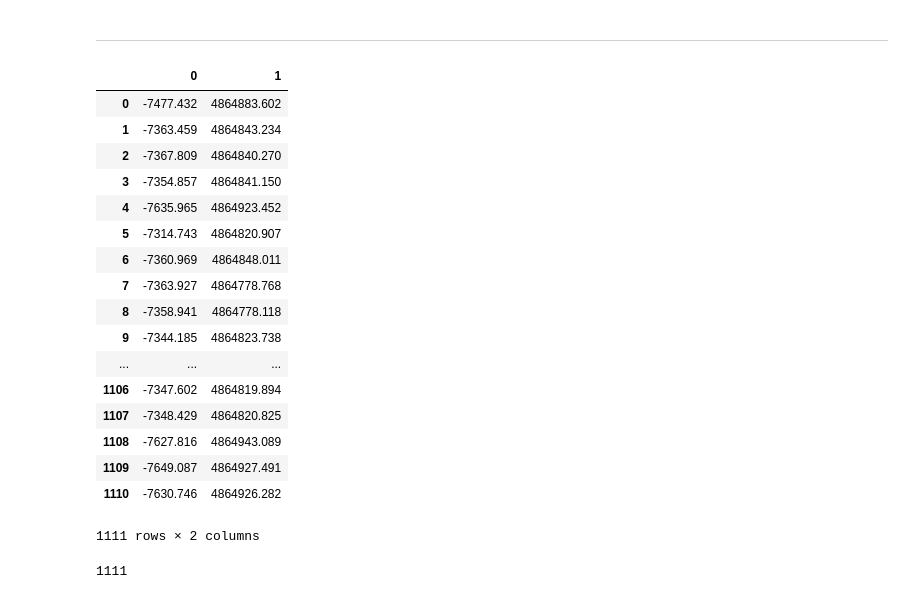
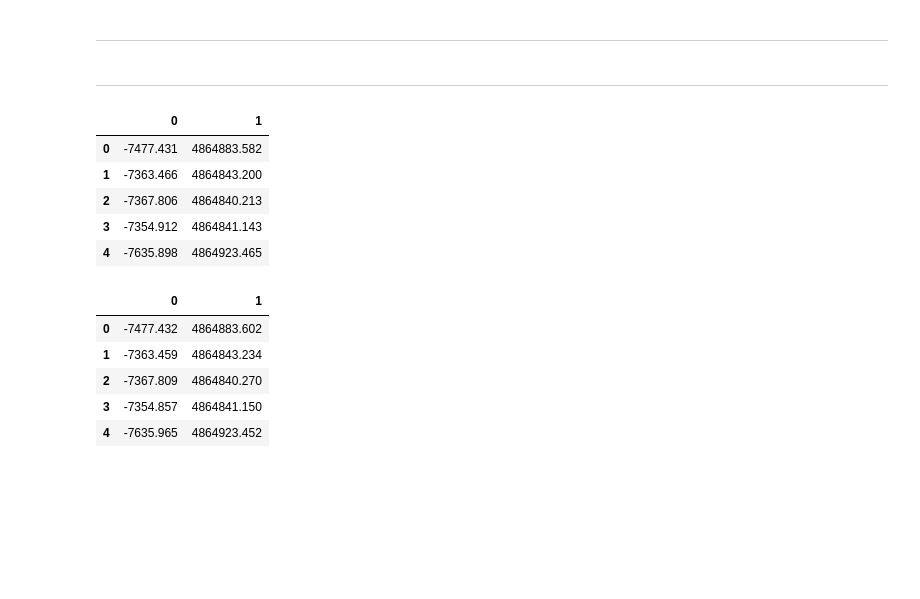
Before and after one commit to devyohan/fc_team_project2, a Jupyter notebook: wifi_jeehun.ipynb, the cells around one changed output. Saved outputs shown, nothing was run; the diff lists cells and outputs as text; code cells hidden in the pictures; blank space fills up the shorter version.

Commit message:
regression analysis - prediction

```diff
--- a/wifi_jeehun.ipynb
+++ b/wifi_jeehun.ipynb
@@ -120,3 +139,5 @@ validation_p = validation_p.reshape(1111 , 1)
 validation_p = train_p_c.transform(validation_p).toarray()
 validation_p = pd.DataFrame(validation_p, columns=["p_1", "p_2", "p_3", "p_4", "p_5", "p_6", "p_7", "p_8", "p_9", "p_10", "p_11", "p_12", "p_13", "p_14", "p_15", "p_16"])
 validation_p = validation_p[:].astype(int)
+# %% [markdown]
+---
@@ -123,44 +153,43 @@ validation_p = validation_p[:].astype(int)
 # %%
-# train
+# train_2
 ##train_y = nor_train["LONGITUDE"]
 train_y = nor_train.loc[:, ("LONGITUDE", "LATITUDE")]
 train_x = nor_train.iloc[:, 0:520]
 train_x = train_x.join(train_f)
 train_x = train_x.join(train_b)
-#train_x = train_x.join(train_p)
+##train_x = train_x.join(train_p)
 ##train_x = sm.add_constant(train_x)
 
-model_1 = sm.OLS(train_y, train_x).fit()
+model_2 = sm.OLS(train_y, train_x).fit()
+# %%
+# test_1
+validation_x = nor_validation.iloc[:, 0:520]
+validation_x = validation_x.join(validation_c)
+##validation_x = sm.add_constant(validation_x)
+
+validation_y = model_1.predict(validation_x)
+validation_y.head()
+# %% [output]
+|  | 0 | 1 |
+| 0 | -7477.431 | 4864883.582 |
+| 1 | -7363.466 | 4864843.200 |
+| 2 | -7367.806 | 4864840.213 |
+| 3 | -7354.912 | 4864841.143 |
+| 4 | -7635.898 | 4864923.465 |
 # %%
-# test
+# test_2
 validation_x = nor_validation.iloc[:, 0:520]
 validation_x = validation_x.join(validation_f)
 validation_x = validation_x.join(validation_b)
-#validation_x = validation_x.join(validation_p)
+##validation_x = validation_x.join(validation_p)
 ##validation_x = sm.add_constant(validation_x)
 
-validation_y = model_1.predict(validation_x)
-validation_y
+validation_y = model_2.predict(validation_x)
+validation_y.head()
 # %% [output]
 |  | 0 | 1 |
 | 0 | -7477.432 | 4864883.602 |
 | 1 | -7363.459 | 4864843.234 |
 | 2 | -7367.809 | 4864840.270 |
 | 3 | -7354.857 | 4864841.150 |
 | 4 | -7635.965 | 4864923.452 |
-| 5 | -7314.743 | 4864820.907 |
-| 6 | -7360.969 | 4864848.011 |
-| 7 | -7363.927 | 4864778.768 |
-| 8 | -7358.941 | 4864778.118 |
-| 9 | -7344.185 | 4864823.738 |
-| ... | ... | ... |
-| 1106 | -7347.602 | 4864819.894 |
-| 1107 | -7348.429 | 4864820.825 |
-| 1108 | -7627.816 | 4864943.089 |
-| 1109 | -7649.087 | 4864927.491 |
-| 1110 | -7630.746 | 4864926.282 |
-1111 rows × 2 columns
-# %%
-len(validation_y[validation_y/raw_validation["LONGITUDE"] <-1])
-# %% [output]
-1111
```
Also changed, not shown: parts of 17 cells of this notebook.
